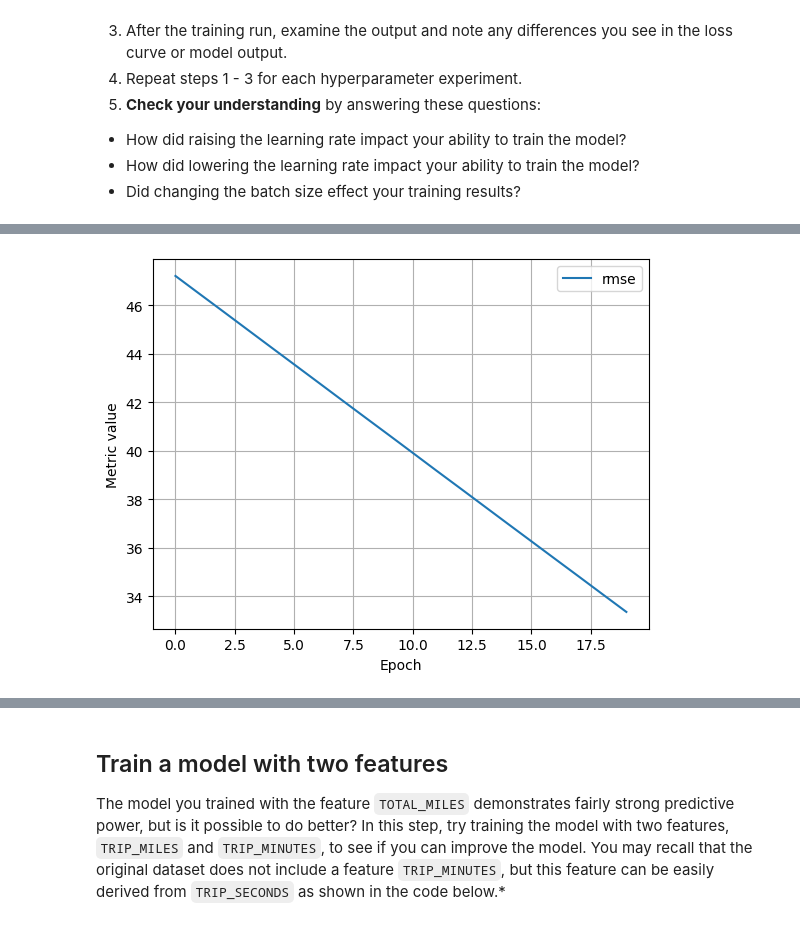
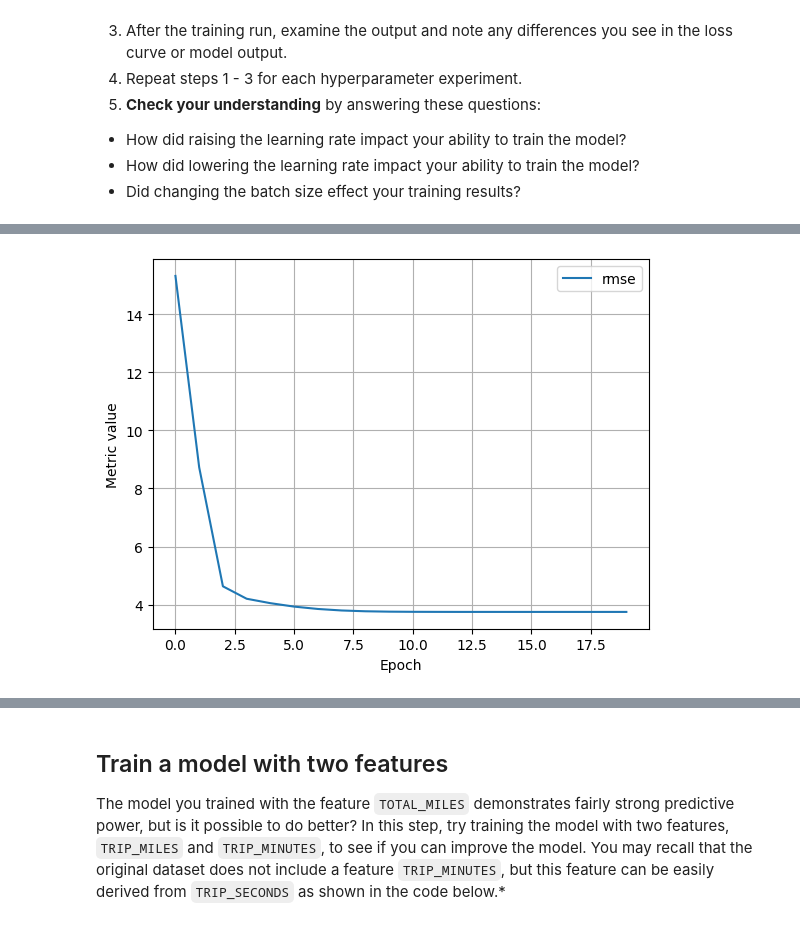
Before and after one commit to lwei1239183-wq/lwei123, a Jupyter notebook: ml/cc/exercises/linear_regression_taxi.ipynb, the cells around one changed output, grey strips where cells are left out. Cells and saved outputs as stored; diff of their text form; code cells hidden in the pictures.

```diff
--- a/ml/cc/exercises/linear_regression_taxi.ipynb
+++ b/ml/cc/exercises/linear_regression_taxi.ipynb
@@ -455,7 +455,7 @@ It is common with machine learning to run multiple experiments to find the best
 # The following variables are the hyperparameters.
 # TODO - Adjust these hyperparameters to see how they impact a training run.
 settings_2 = ml_edu.experiment.ExperimentSettings(
-    learning_rate = 0.0001,
+    learning_rate = 0.001,
     number_epochs = 20,
     batch_size = 50,
     input_features = ['TRIP_MILES']
@@ -492,5 +490,5 @@ WARNING:tensorflow:5 out of the last 15 calls to <function TensorFlowTrainer.mak
 [interactive output not drawn]
-[figure, old version]
+[figure, new version]
 # %%
 #@title Double-click to view answers for hyperparameter experiments
 
```
Also changed, not shown: parts of 11 cells of this notebook.
